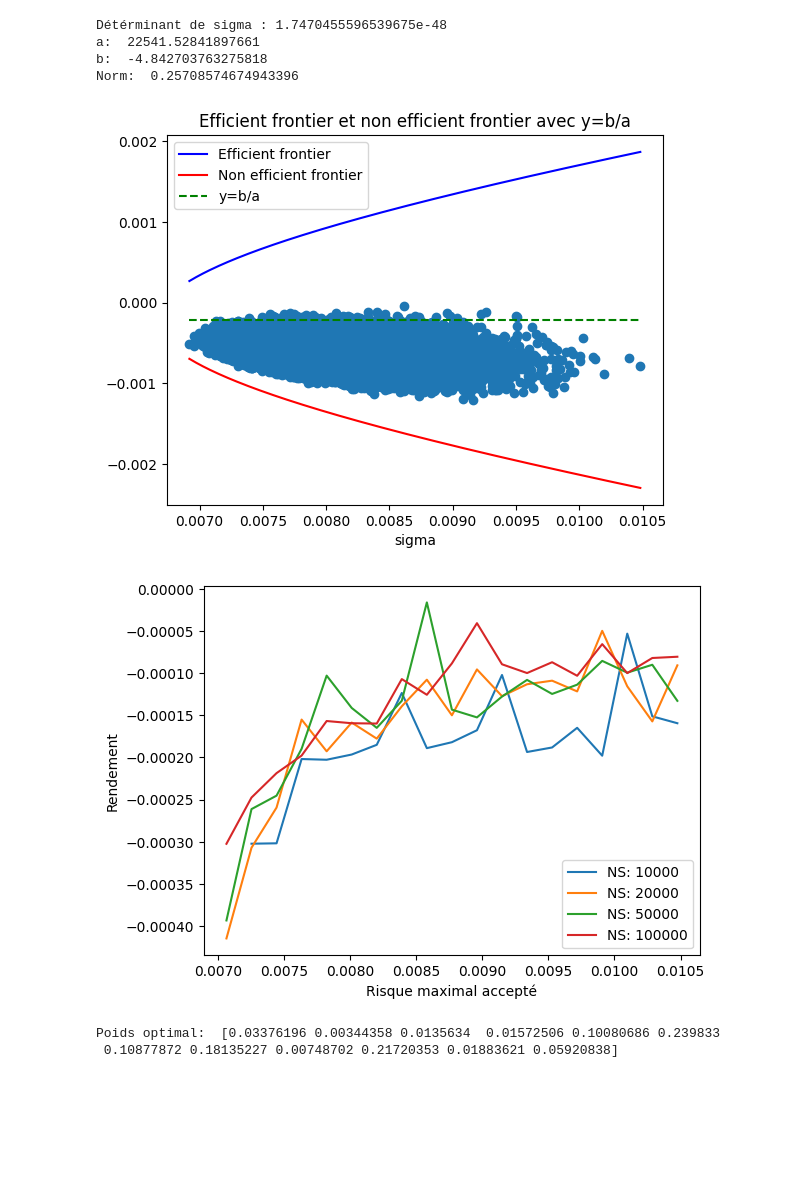
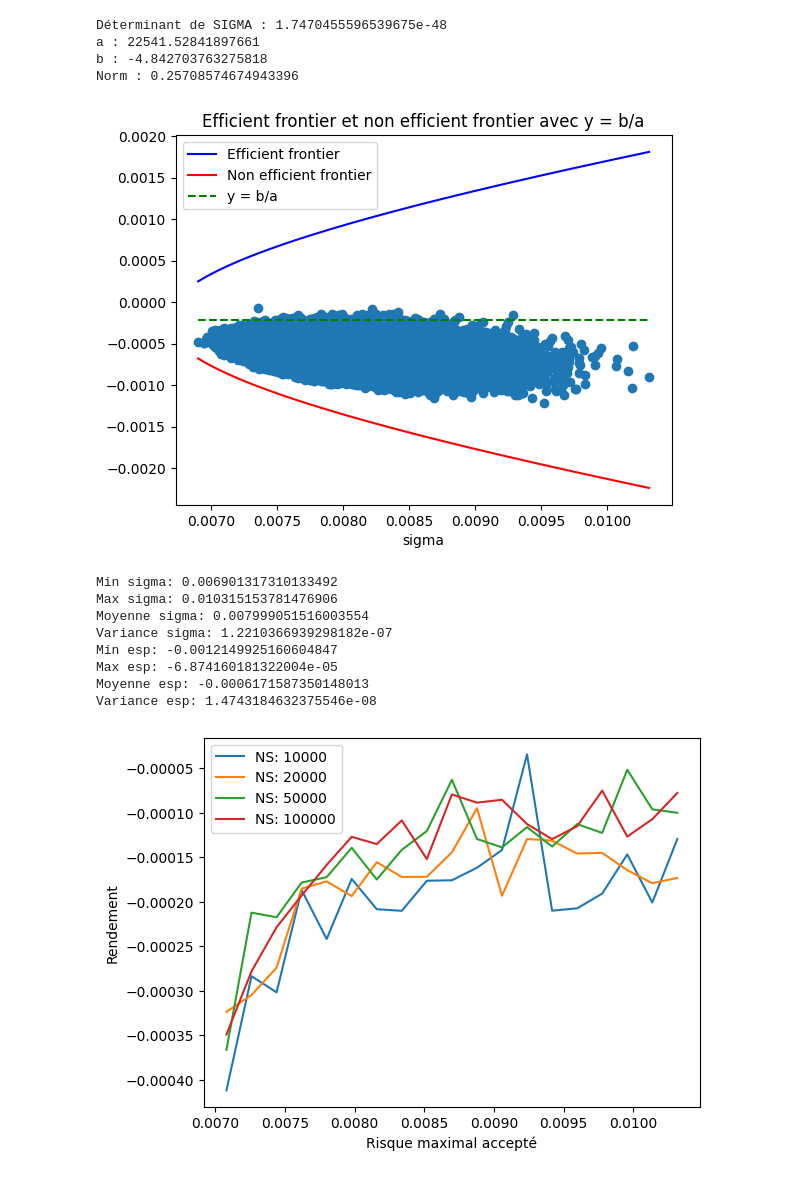
Before and after one commit to yangjoanne216/FinanceMarche, a Jupyter notebook: Main.ipynb, the cells around one changed output. Cells and saved outputs as stored; diff of their text form; code cells hidden in the pictures; blank space fills up the shorter version.

```diff
--- a/Main.ipynb
+++ b/Main.ipynb
@@ -22,51 +22,47 @@ for j in range(len(BD)):
     ]  # Rt est le rendement de chaque action
     ER[j] = np.mean(Rt)  # ER[j] est le rendement moyen de l'action j
 # %%
-# SIGMA est la matrice de covariance des rendements des len(BD) actions
+# Calcul de la matrice de covariance des rendements
 SIGMA = np.ones((len(BD), len(BD)))
 
 for i in range(len(BD)):
     for j in range(len(BD)):
         bdi = BD[i]
         Sti = [(bdi.iloc[k, 3] + bdi.iloc[k, 4]) / 2 for k in range(255)]
-        Rti = [
-            (Sti[k + 1] / Sti[k]) - 1 for k in range(254)
-        ]  # Rti est les rendements de l'action i
-        RtiC = np.array(Rti) - ER[i]  # RtiC est le rendement de l'action i centré
+        Rti = [(Sti[k + 1] / Sti[k]) - 1 for k in range(254)]
+        # Rendements centrés de l'action i
+        RtiC = np.array(Rti) - ER[i]
 
         bdj = BD[j]
         Stj = [(bdj.iloc[k, 3] + bdj.iloc[k, 4]) / 2 for k in range(255)]
-        Rtj = [
-            Stj[k + 1] / Stj[k] - 1 for k in range(254)
-        ]  # Rtj est le rendement de l'action j
+        Rtj = [(Stj[k + 1] / Stj[k]) - 1 for k in range(254)]
+        # Rendements centrés de l'action j
         RtjC = np.array(Rtj) - ER[j]
 
         SIGMA[i, j] = np.mean(RtiC * RtjC)
 
-
-print("Détérminant de sigma :", cm.det(SIGMA))
+print("Déterminant de SIGMA :", cm.det(SIGMA))
 assert cm.det(SIGMA) != 0
 sigmainv = cm.inv(SIGMA)
 
 vect1 = np.ones((len(BD), 1))
 vect1T = vect1.T
 
-a = vect1T @ sigmainv @ vect1
-a = a[0][0]
-print("a: ", a)
+a = (vect1T @ sigmainv @ vect1)[0][0]
+print("a :", a)
 
-b = vect1T @ sigmainv @ ER
-b = b[0][0]
-print("b: ", b)
+b = (vect1T @ sigmainv @ ER)[0][0]
+print("b :", b)
 
 Vect = ER - (b / a) * vect1
 norm2 = Vect.T @ sigmainv @ Vect
 norm = np.sqrt(norm2)[0][0]
-print("Norm: ", norm)
+print("Norm :", norm)
+
 valsigma = np.linspace(1 / a, 2 / a, 100)
 # %% [output]
-Détérminant de sigma : 1.7470455596539675e-48
-a:  22541.52841897661
-b:  -4.842703763275818
-Norm:  0.25708574674943396
+Déterminant de SIGMA : 1.7470455596539675e-48
+a : 22541.52841897661
+b : -4.842703763275818
+Norm : 0.25708574674943396
 # %%
@@ -167,7 +119,6 @@ def get_x_opt(Sigmax, NS):
 # %%
-x_opt, Espmax, Axe1, Axe2 = get_x_opt(
-    10000, 200000
-)  # On met pour l'instant sigmax à 10000 pour avoir tous les porte-feuilles possible
+# On fixe sigmax à 10000 pour pouvoir produire tous les portefeuilles possibles
+x_opt, Espmax, Axe1, Axe2, _ = get_x_opt(10000, 200000)
 
 axesigma = np.linspace(min(Axe1), max(Axe1), 200)
 axeFE = [FE(a, b, sigma, norm) for sigma in axesigma]
@@ -175,39 +126,59 @@ axeFNE = [FNE(a, b, sigma, norm) for sigma in axesigma]
 axeCste = [cste(a, b) for sigma in axesigma]
 
 plt.scatter(Axe1, Axe2)
-plt.title("Efficient frontier et non efficient frontier avec y=b/a")
+plt.title("Efficient frontier et non efficient frontier avec y = b/a")
 plt.plot(axesigma, axeFE, label="Efficient frontier", color="blue")
 plt.plot(axesigma, axeFNE, label="Non efficient frontier", color="red")
-plt.plot(axesigma, axeCste, label="y=b/a", color="green", linestyle="--")
+plt.plot(axesigma, axeCste, label="y = b/a", color="green", linestyle="--")
 plt.legend()
 plt.xlabel("sigma")
 plt.show()
+
+print("Min sigma:", min(Axe1))
+print("Max sigma:", max(Axe1))
+print("Moyenne sigma:", np.mean(Axe1))
+print("Variance sigma:", np.var(Axe1))
+print("Min esp:", min(Axe2))
+print("Max esp:", max(Axe2))
+print("Moyenne esp:", np.mean(Axe2))
+print("Variance esp:", np.var(Axe2))
 # %% [output]
-[figure, old version]
+[figure, new version]
+Min sigma: 0.006901317310133492
+Max sigma: 0.010315153781476906
+Moyenne sigma: 0.007999051516003554
+Variance sigma: 1.2210366939298182e-07
+Min esp: -0.0012149925160604847
+Max esp: -6.874160181322004e-05
+Moyenne esp: -0.0006171587350148013
+Variance esp: 1.4743184632375546e-08
 # %%
+# Échantillonnage du risque maximal possible
 sig_mag_axe = np.linspace(min(Axe1), max(Axe1), 20)
+
+# Différentes tailles d'échantillons de simulation
 sims = [10000, 20000, 50000, 100000]
 
 sim_res = []
 
+# Pour chaque taille de simulation, on calcule le rendement maximal pour différents niveaux de risque accepté
 for sim in sims:
     rendements = []
-    for i in range(len(sig_mag_axe)):
-        x, esp = get_x_opt(sig_mag_axe[i], sim)
+    for sig in sig_mag_axe:
+        x, esp, _, _, _ = get_x_opt(sig, sim)
         if esp == -(10**10):
             esp = None
         rendements.append(esp)
     sim_res.append(rendements)
 
 for i in range(len(sims)):
     plt.plot(sig_mag_axe, sim_res[i], label="NS: " + str(sims[i]))
+
 plt.legend()
 plt.xlabel("Risque maximal accepté")
 plt.ylabel("Rendement")
 plt.show()
 # %% [output]
-[figure, old version]
+[figure, new version]
-Poids optimal:  [0.03376196 0.00344358 0.0135634  0.01572506 0.10080686 0.239833
- 0.10877872 0.18135227 0.00748702 0.21720353 0.01883621 0.05920838]
 # %%
 x_opt = np.zeros(len(BD))
```
Also changed, not shown: parts of 15 cells of this notebook.
